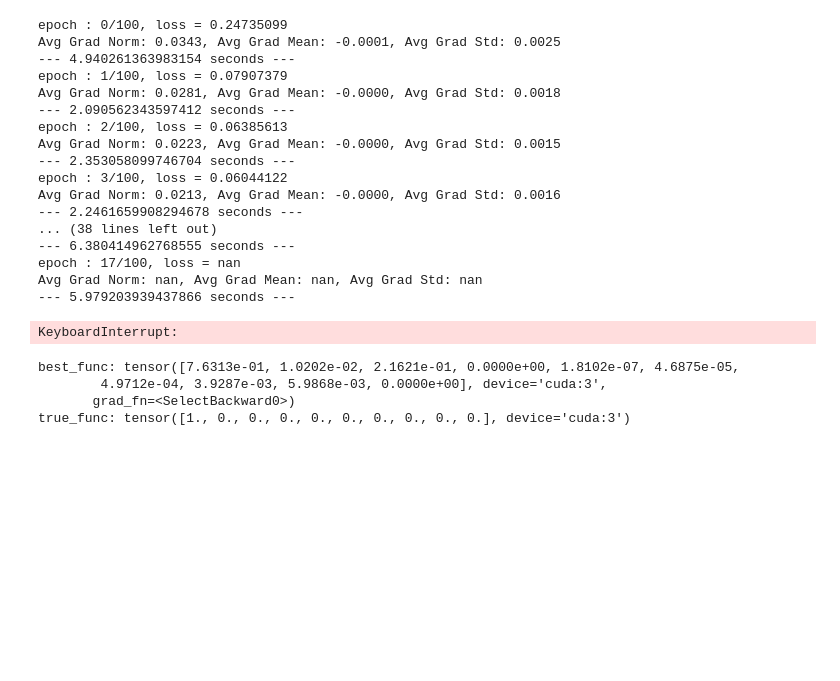
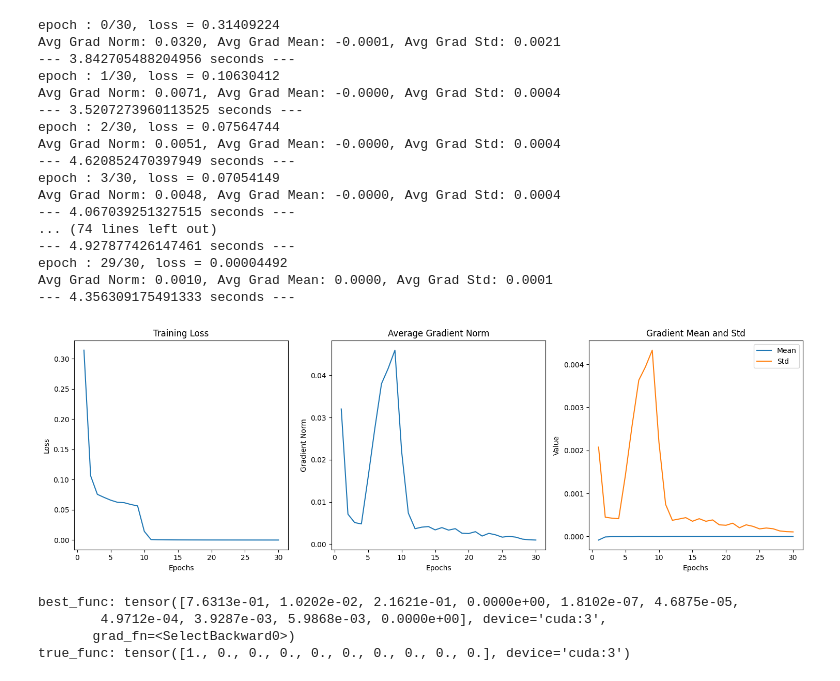
Before and after one commit to ctsai64/FunctionSelection, a Jupyter notebook: FunctionSelectorV4.ipynb, the cells around one changed output. Cells and saved outputs as stored; diff of their text form; code cells hidden in the pictures; blank space fills up the shorter version.

```diff
--- a/FunctionSelectorV4.ipynb
+++ b/FunctionSelectorV4.ipynb
@@ -194,7 +194,7 @@ model = Function_Selector(functions[0:10], num_params, symbols, x_values, device
 optimizer = optim.Adam(model.parameters(), lr=0.00001)
 scheduler = StepLR(optimizer, step_size=10, gamma=0.1)
 # %%
-total_epochs = 100
+total_epochs = 30
 
 def loss_func(output_y, target_y, output_params, target_params, output_function, target_function, lam):
     loss_class = nn.BCEWithLogitsLoss()
@@ -260,12 +260,6 @@ for epoch in range(total_epochs):
         train_loss += loss.item() * best_out.shape[0]
         total_num += best_out.shape[0]
 
-        '''for name, param in model.named_parameters():
-            if param.grad is not None:
-                print(f"{name}: grad norm = {param.grad.norm()}, grad std = {param.grad.std()}")
-            else:
-                print(f"{name}: No gradient")'''
-
     scheduler.step()
     lambda_scheduler.step()
     train_loss /= total_num
@@ -281,55 +275,51 @@ for epoch in range(total_epochs):
 
     print(f"epoch : {epoch}/{total_epochs}, loss = {train_loss:.8f}")
     print(f"Avg Grad Norm: {avg_grad_norm:.4f}, Avg Grad Mean: {avg_grad_mean:.4f}, Avg Grad Std: {avg_grad_std:.4f}")
     print(f"--- {time.time() - start_time} seconds ---")
 
-# Plotting
 plt.figure(figsize=(15, 5))
 
-# Plot training loss
 plt.subplot(1, 3, 1)
 plt.plot(range(1, total_epochs + 1), train_losses)
 plt.title('Training Loss')
 plt.xlabel('Epochs')
 plt.ylabel('Loss')
 
-# Plot gradient norm
 plt.subplot(1, 3, 2)
 plt.plot(range(1, total_epochs + 1), grad_norms)
 plt.title('Average Gradient Norm')
 plt.xlabel('Epochs')
 plt.ylabel('Gradient Norm')
 
-# Plot gradient mean and std
 plt.subplot(1, 3, 3)
 plt.plot(range(1, total_epochs + 1), grad_means, label='Mean')
 plt.plot(range(1, total_epochs + 1), grad_stds, label='Std')
 plt.title('Gradient Mean and Std')
 plt.xlabel('Epochs')
 plt.ylabel('Value')
 plt.legend()
 
 plt.tight_layout()
 plt.show()
 # %% [output]
-epoch : 0/100, loss = 0.24735099
-Avg Grad Norm: 0.0343, Avg Grad Mean: -0.0001, Avg Grad Std: 0.0025
---- 4.940261363983154 seconds ---
-epoch : 1/100, loss = 0.07907379
-Avg Grad Norm: 0.0281, Avg Grad Mean: -0.0000, Avg Grad Std: 0.0018
---- 2.090562343597412 seconds ---
-epoch : 2/100, loss = 0.06385613
-Avg Grad Norm: 0.0223, Avg Grad Mean: -0.0000, Avg Grad Std: 0.0015
---- 2.353058099746704 seconds ---
-epoch : 3/100, loss = 0.06044122
-Avg Grad Norm: 0.0213, Avg Grad Mean: -0.0000, Avg Grad Std: 0.0016
---- 2.2461659908294678 seconds ---
-... (38 lines left out)
---- 6.380414962768555 seconds ---
-epoch : 17/100, loss = nan
-Avg Grad Norm: nan, Avg Grad Mean: nan, Avg Grad Std: nan
---- 5.979203939437866 seconds ---
+epoch : 0/30, loss = 0.31409224
+Avg Grad Norm: 0.0320, Avg Grad Mean: -0.0001, Avg Grad Std: 0.0021
+--- 3.842705488204956 seconds ---
+epoch : 1/30, loss = 0.10630412
+Avg Grad Norm: 0.0071, Avg Grad Mean: -0.0000, Avg Grad Std: 0.0004
+--- 3.5207273960113525 seconds ---
+epoch : 2/30, loss = 0.07564744
+Avg Grad Norm: 0.0051, Avg Grad Mean: -0.0000, Avg Grad Std: 0.0004
+--- 4.620852470397949 seconds ---
+epoch : 3/30, loss = 0.07054149
+Avg Grad Norm: 0.0048, Avg Grad Mean: -0.0000, Avg Grad Std: 0.0004
+--- 4.067039251327515 seconds ---
+... (74 lines left out)
+--- 4.927877426147461 seconds ---
+epoch : 29/30, loss = 0.00004492
+Avg Grad Norm: 0.0010, Avg Grad Mean: 0.0000, Avg Grad Std: 0.0001
+--- 4.356309175491333 seconds ---
-KeyboardInterrupt:
+[figure, added]
 # %%
 model.eval()
 ran = np.random.randint(80000)
```
